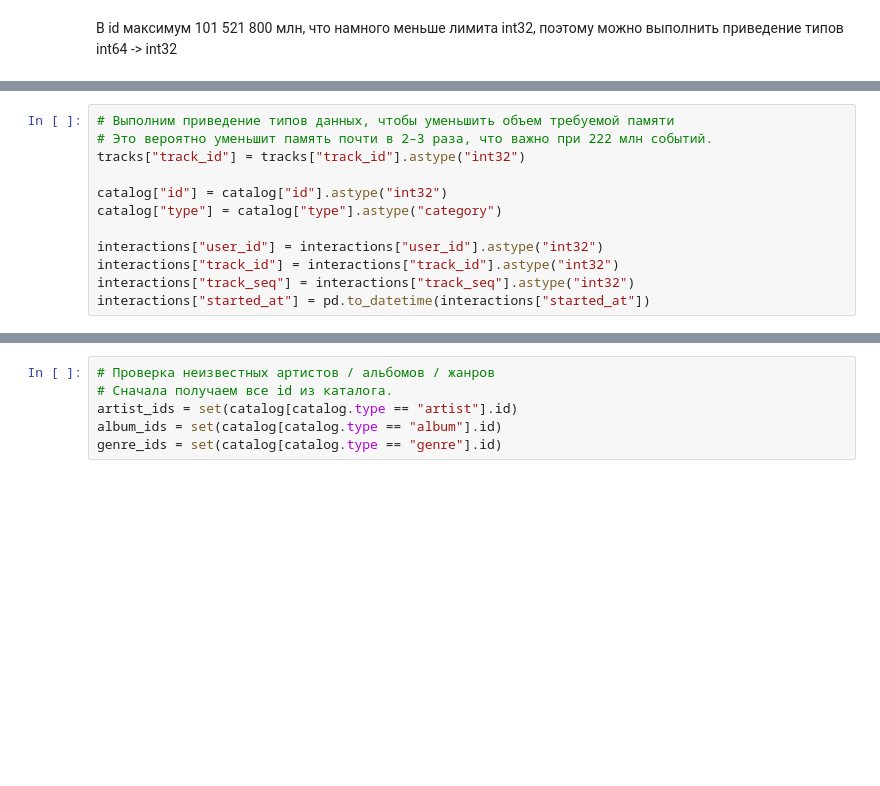
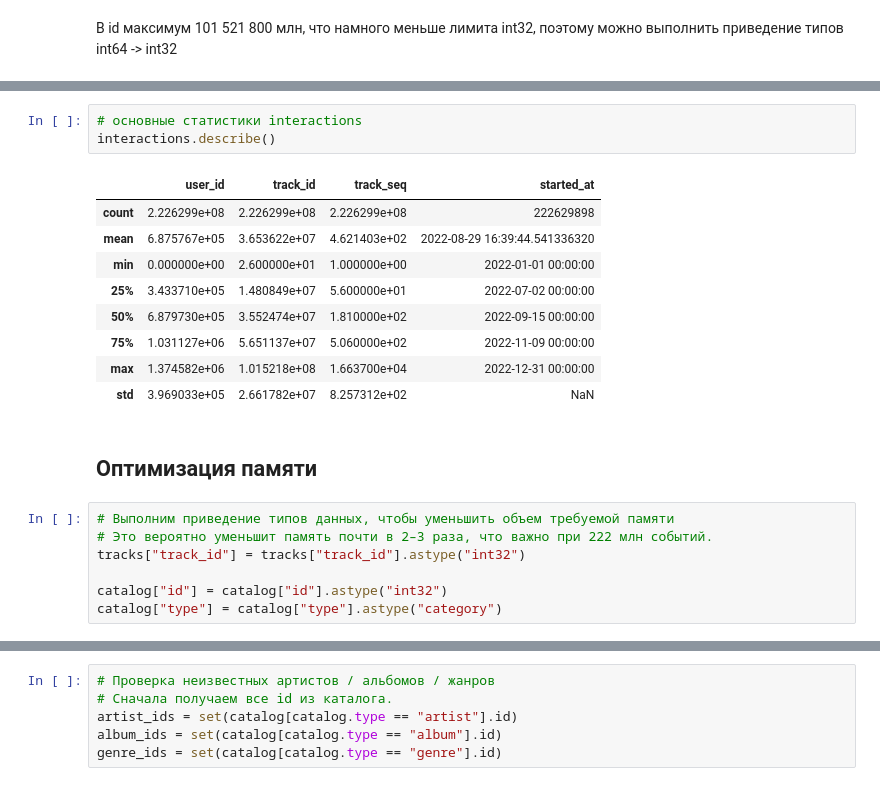
Before and after one commit to Manaam9/mle-project-sprint-4-v001, a Jupyter notebook: recommendations.ipynb, the cells around one changed output, grey strips where cells are left out. Drawn from its saved outputs; the diff is of its cells as text; blank space fills up the shorter version.

```diff
--- a/recommendations.ipynb
+++ b/recommendations.ipynb
@@ -143,3 +159,18 @@ catalog.describe()
+# %%
+# основные статистики interactions
+interactions.describe()
+# %% [output]
+|  | user_id | track_id | track_seq | started_at |
+| count | 2.226299e+08 | 2.226299e+08 | 2.226299e+08 | 222629898 |
+| mean | 6.875767e+05 | 3.653622e+07 | 4.621403e+02 | 2022-08-29 16:39:44.541336320 |
+| min | 0.000000e+00 | 2.600000e+01 | 1.000000e+00 | 2022-01-01 00:00:00 |
+| 25% | 3.433710e+05 | 1.480849e+07 | 5.600000e+01 | 2022-07-02 00:00:00 |
+| 50% | 6.879730e+05 | 3.552474e+07 | 1.810000e+02 | 2022-09-15 00:00:00 |
+| 75% | 1.031127e+06 | 5.651137e+07 | 5.060000e+02 | 2022-11-09 00:00:00 |
+| max | 1.374582e+06 | 1.015218e+08 | 1.663700e+04 | 2022-12-31 00:00:00 |
+| std | 3.969033e+05 | 2.661782e+07 | 8.257312e+02 | NaN |
+# %% [markdown]
+## Оптимизация памяти
 # %%
 # Выполним приведение типов данных, чтобы уменьшить объем требуемой памяти
 # Это вероятно уменьшит память почти в 2–3 раза, что важно при 222 млн событий.
@@ -147,8 +178,3 @@ tracks["track_id"] = tracks["track_id"].astype("int32")
 
 catalog["id"] = catalog["id"].astype("int32")
 catalog["type"] = catalog["type"].astype("category")
-
-interactions["user_id"] = interactions["user_id"].astype("int32")
-interactions["track_id"] = interactions["track_id"].astype("int32")
-interactions["track_seq"] = interactions["track_seq"].astype("int32")
-interactions["started_at"] = pd.to_datetime(interactions["started_at"])
```
Also changed, not shown: parts of 9 cells of this notebook.
